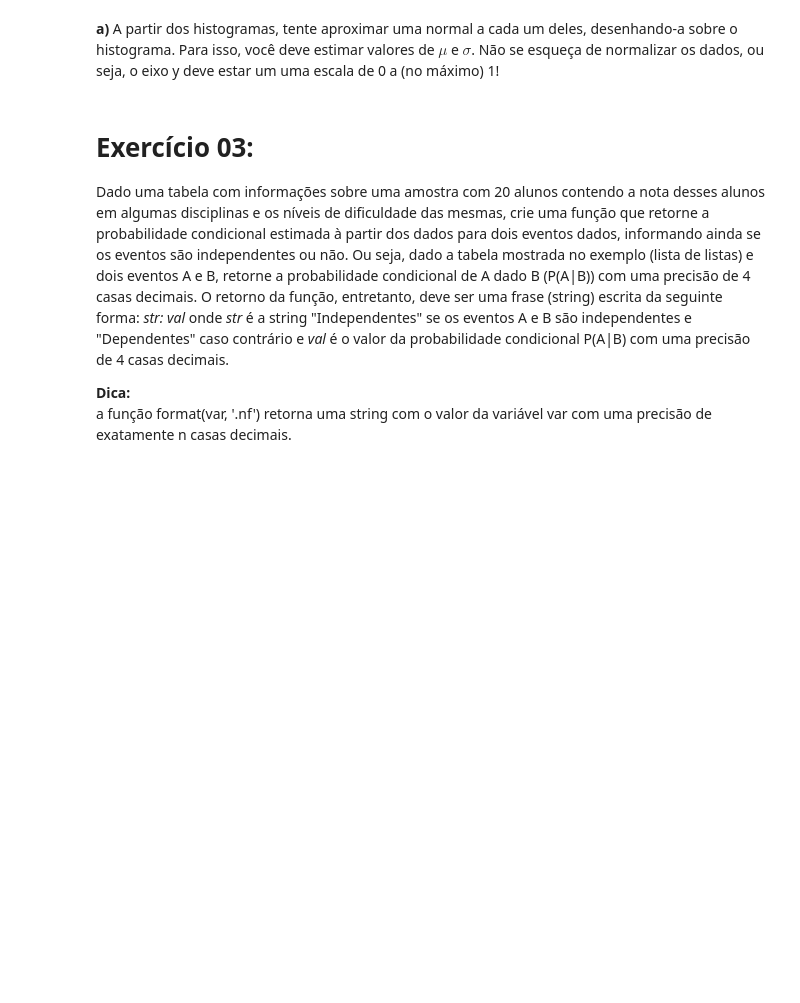
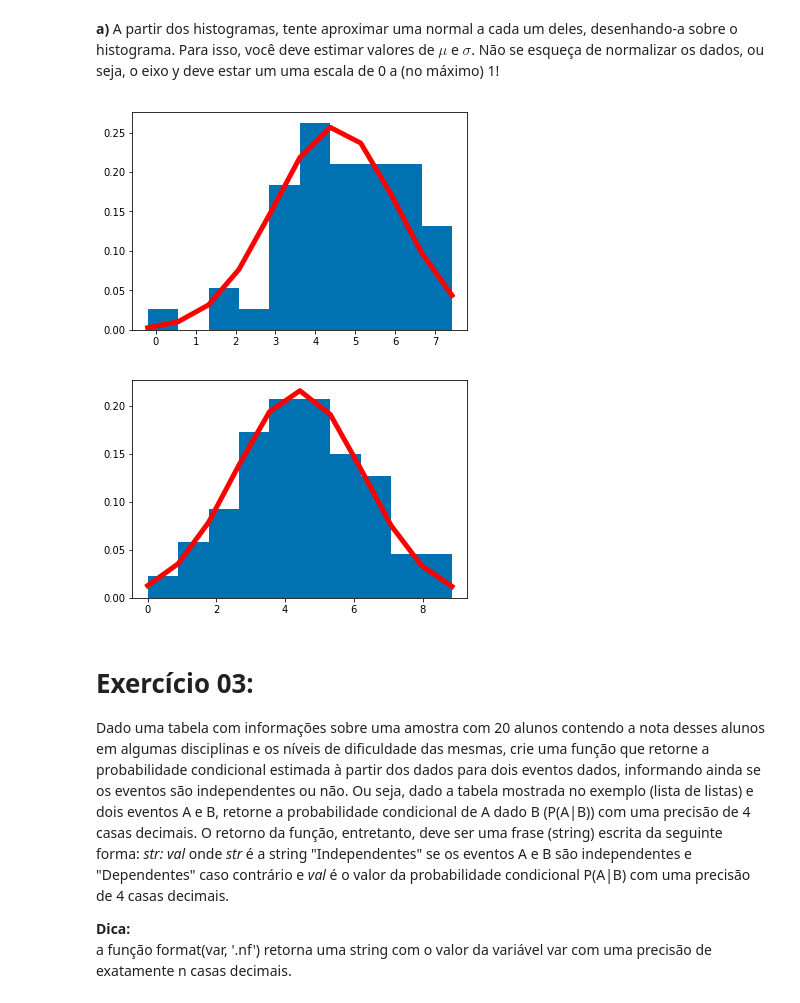
Before and after one commit to ThiagoPoppe/CC-UFMG, a Jupyter notebook: Semestres/Periodo5/ICD/Listas/Lista02.ipynb, the cells around one changed output. Drawn from its saved outputs; the diff is of its cells as text; code cells hidden in the pictures; blank space fills up the shorter version.

```diff
--- a/Semestres/Periodo5/ICD/Listas/Lista02.ipynb
+++ b/Semestres/Periodo5/ICD/Listas/Lista02.ipynb
@@ -80,3 +98,28 @@ raise NotImplementedError()
+# %%
+# YOUR CODE HERE
+mu1, sigma1 = 4.5, 1.55
+normal1 = np.random.normal(mu1, sigma1, size=1000)
+
+_, bins, _ = plt.hist(dados1, density=True)
+plt.plot(bins, 1/(sigma1 * np.sqrt(2 * np.pi)) *
+         np.exp(-(bins - mu1)**2 / (2 * sigma1**2) ),
+         linewidth=5, color='r')
+
+plt.show()
+
+############################################################33
+
+mu2, sigma2 = 4.4, 1.85
+normal2 = np.random.normal(mu2, sigma2, size=1000)
+
+_, bins, _ = plt.hist(dados2, density=True)
+plt.plot(bins, 1/(sigma2 * np.sqrt(2 * np.pi)) *
+         np.exp(-(bins - mu2)**2 / (2 * sigma2**2) ),
+         linewidth=5, color='r')
+plt.show()
+# %% [output]
+[figure, added]
+[figure, added]
 # %% [markdown]
 # Exercício 03:
 
```
Also changed, not shown: parts of 7 cells of this notebook.
